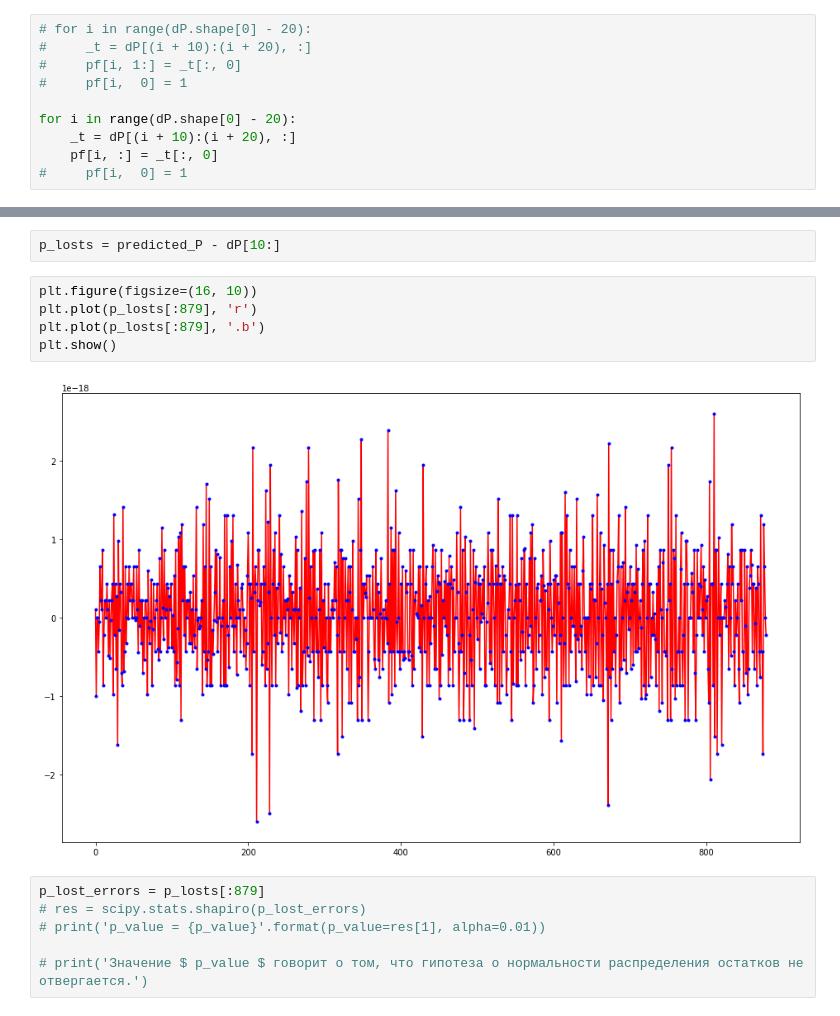
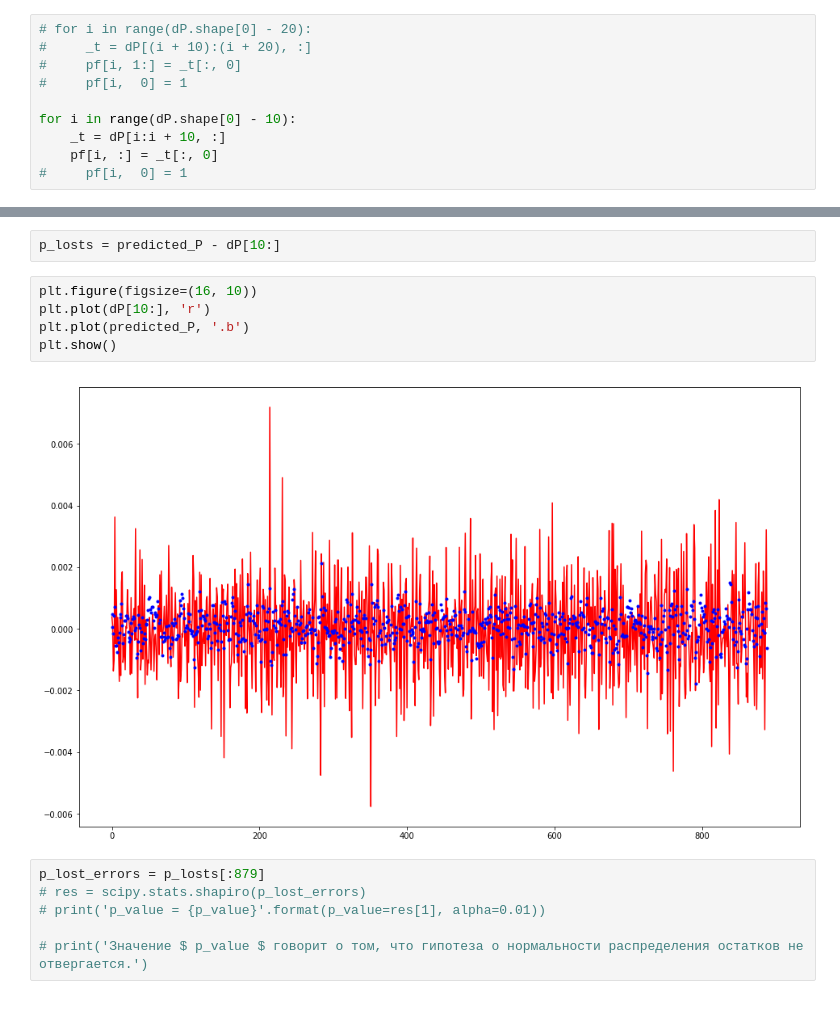
Before and after one commit to Bullldoger/prediction_theory, a Jupyter notebook: notebooks/Labs.ipynb, the cells around one changed output, grey strips where cells are left out. Saved outputs shown, nothing was run; the diff lists cells and outputs as text.

```diff
--- a/notebooks/Labs.ipynb
+++ b/notebooks/Labs.ipynb
@@ -1338,8 +1338,8 @@ pf = np.zeros((dP.shape[0] - 10, ar_param))
 #     pf[i, 1:] = _t[:, 0]
 #     pf[i,  0] = 1
 
-for i in range(dP.shape[0] - 20):
-    _t = dP[(i + 10):(i + 20), :]
+for i in range(dP.shape[0] - 10):
+    _t = dP[i:i + 10, :]
     pf[i, :] = _t[:, 0]
 #     pf[i,  0] = 1
 # %%
@@ -1366,11 +1366,11 @@ plt.show()
 p_losts = predicted_P - dP[10:]
 # %%
 plt.figure(figsize=(16, 10))
-plt.plot(p_losts[:879], 'r')
-plt.plot(p_losts[:879], '.b')
+plt.plot(dP[10:], 'r')
+plt.plot(predicted_P, '.b')
 plt.show()
 # %% [output]
-[figure, old version]
+[figure, new version]
 # %%
 p_lost_errors = p_losts[:879]
 # res = scipy.stats.shapiro(p_lost_errors)
```
Also changed, not shown: parts of 24 cells of this notebook, 54 other files.
